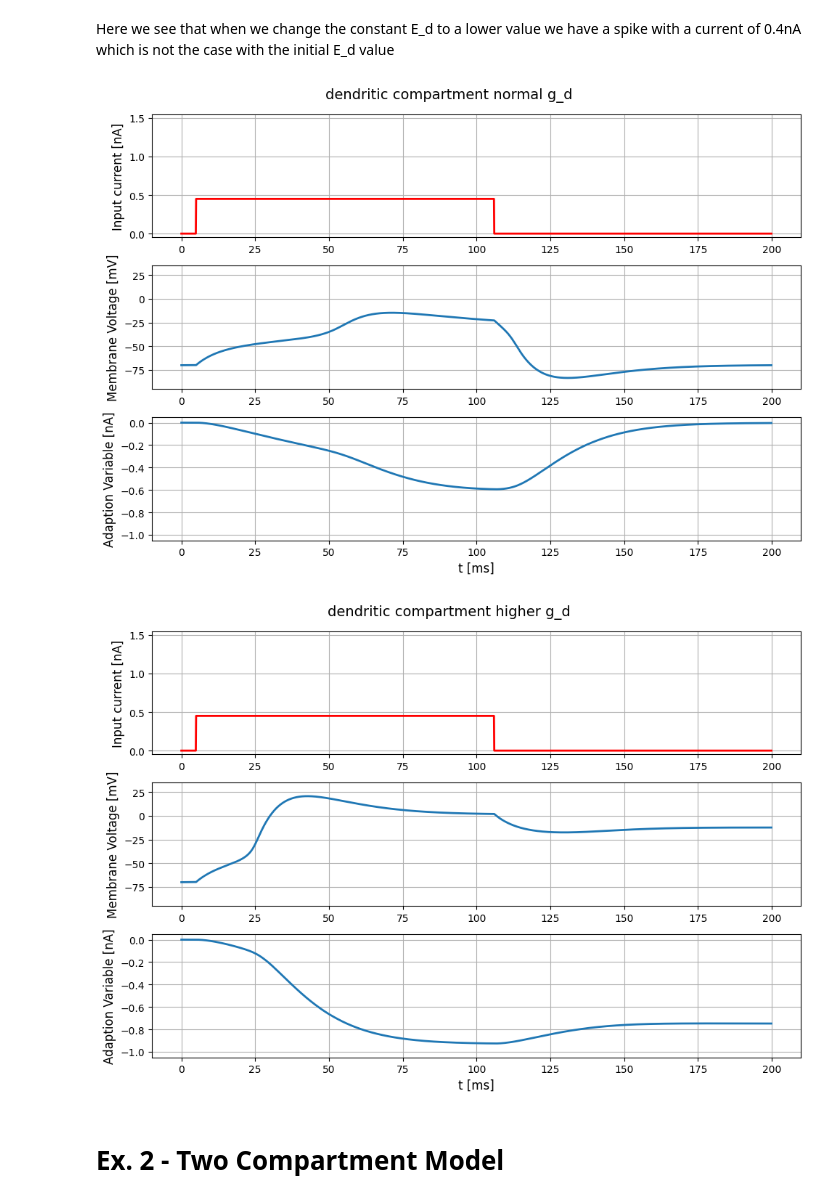
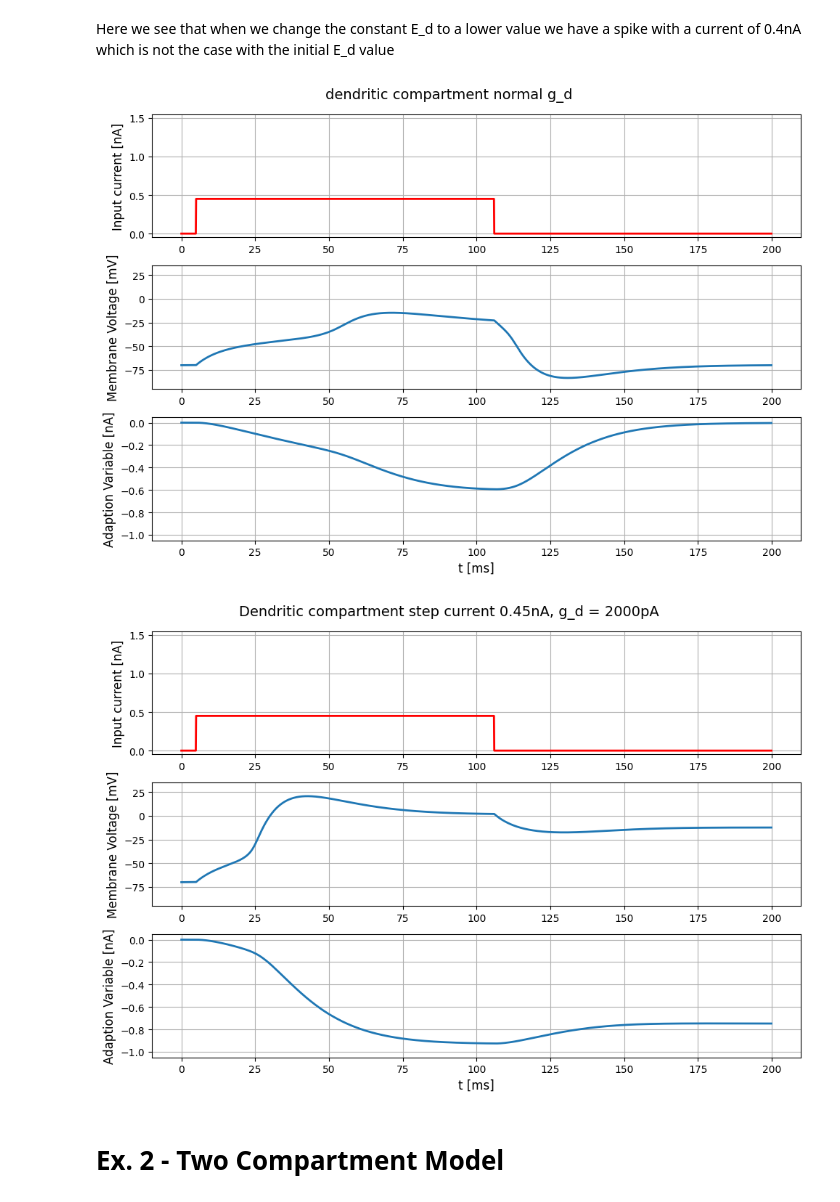
Before and after one commit to lniederhauser/neuronal_dynamics_miniproject, a Jupyter notebook: main.ipynb, the cells around one changed output. Cells and saved outputs as stored; diff of their text form; code cells hidden in the pictures.

```diff
--- a/main.ipynb
+++ b/main.ipynb
@@ -155,15 +158,15 @@ Here we see that when we change the constant E_d to a lower value we have a spik
 # %%
 step_current = input_factory.get_step_current(t_start=5, t_end=105, unit_time=b2.ms, amplitude=0.45 * b2.nA)
 state_monitor = simulate_dendritic(tau_d=TAU_d, C=C_d, v_rest=E_L, a=a_w_d, tau_w=TAU_w_d, E_d=E_d, D_d=D_d, g=g_d, I_stim=step_current)
 plot_I_v_w(state_monitor, step_current, title="dendritic compartment normal g_d", savefig=False, setylim=True)
 
 g_d_2 = 2000 * b2.pA
 step_current = input_factory.get_step_current(t_start=5, t_end=105, unit_time=b2.ms, amplitude=0.45 * b2.nA)
 state_monitor = simulate_dendritic(tau_d=TAU_d, C=C_d, v_rest=E_L, a=a_w_d, tau_w=TAU_w_d, E_d=E_d, D_d=D_d, g=g_d_2, I_stim=step_current)
-plot_I_v_w(state_monitor, step_current, title="dendritic compartment higher g_d", savefig=True, setylim=True)
+plot_I_v_w(state_monitor, step_current, title="Dendritic compartment step current 0.45nA, g_d = 2000pA", savefig=False, setylim=True)
 # %% [output]
 [figure]
-[figure, old version]
+[figure, new version]
 # %% [markdown]
 # Ex. 2 - Two Compartment Model
 # %%
```
Also changed, not shown: parts of 11 cells of this notebook, 2 other files.
